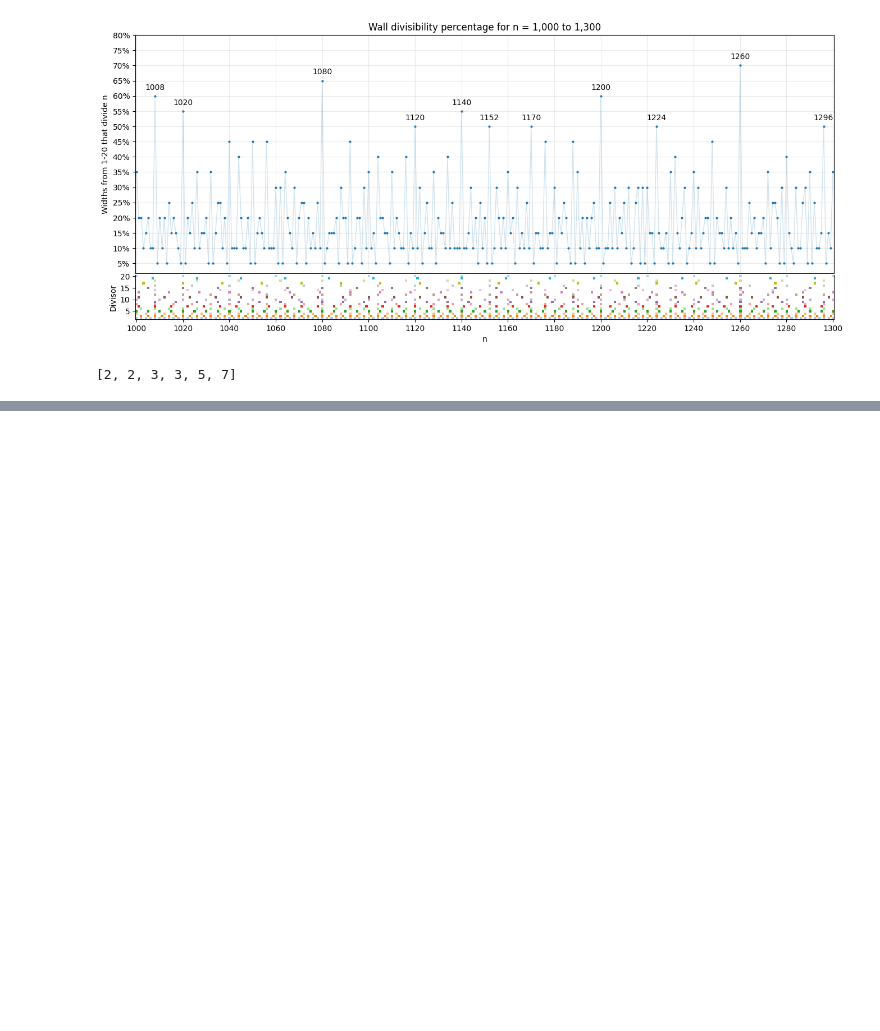
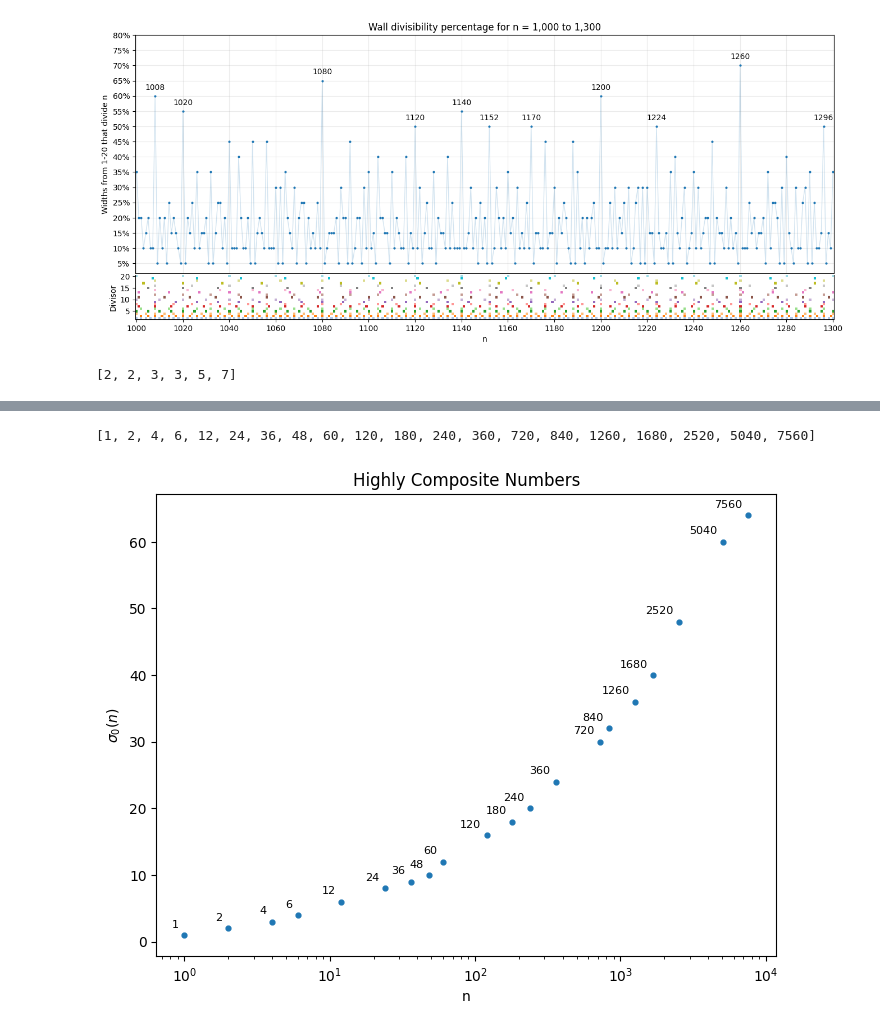
Before and after one commit to olooney/notebooks, a Jupyter notebook: content/highly_composite.ipynb, the cells around one changed output, grey strips where cells are left out. Saved outputs shown, nothing was run; the diff lists cells and outputs as text; code cells hidden in the pictures; blank space fills up the shorter version.

```diff
--- a/content/highly_composite.ipynb
+++ b/content/highly_composite.ipynb
@@ -227,0 +246,35 @@ for n in superabundant_numbers[1:]:
+# %%
+highly_composite_numbers = []
+highly_composite_divisors = []
+max_divisors = 0
+for n in range(1, N+1):
+    n_divisors = sigma(n, 0)
+    if n_divisors > max_divisors:
+        highly_composite_numbers.append(n)
+        highly_composite_divisors.append(n_divisors)
+        max_divisors = n_divisors
+
+print(highly_composite_numbers)
+# %% [output]
+[1, 2, 4, 6, 12, 24, 36, 48, 60, 120, 180, 240, 360, 720, 840, 1260, 1680, 2520, 5040, 7560]
+# %%
+plt.figure(figsize=(8, 6))
+plt.scatter(highly_composite_numbers, highly_composite_divisors, s=12)
+
+for number, n_divisors in zip(highly_composite_numbers, highly_composite_divisors):
+    plt.annotate(
+        str(number),
+        (number, n_divisors),
+        xytext=(-4, 4),
+        textcoords="offset points",
+        ha="right",
+        va="bottom",
+        fontsize=8,
+    )
+
+plt.title("Highly Composite Numbers")
+plt.ylabel(r"$\sigma_0(n)$")
+plt.xlabel("n")
+plt.xscale("log")
+# %% [output]
+[figure, added]
```
Also changed, not shown: parts of 14 cells of this notebook.
